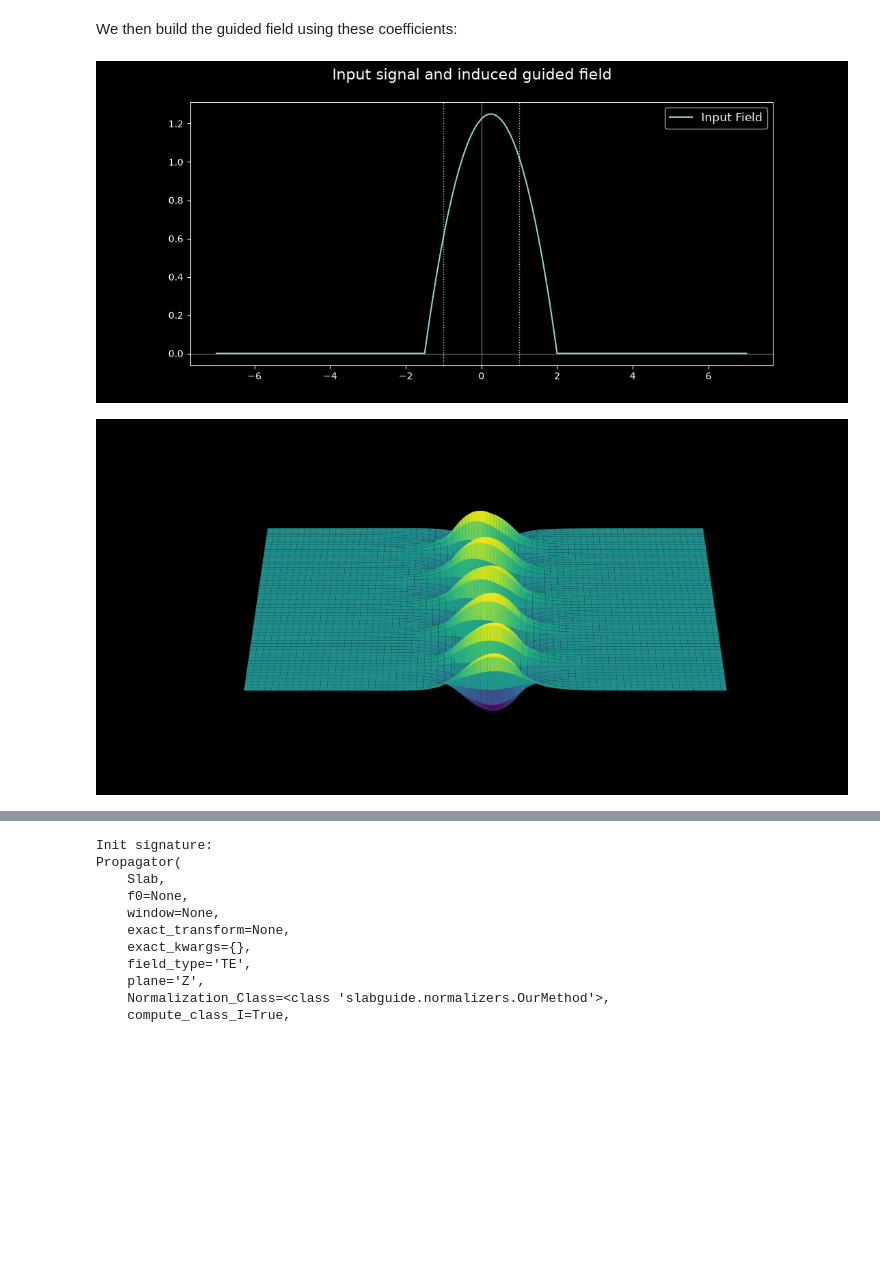
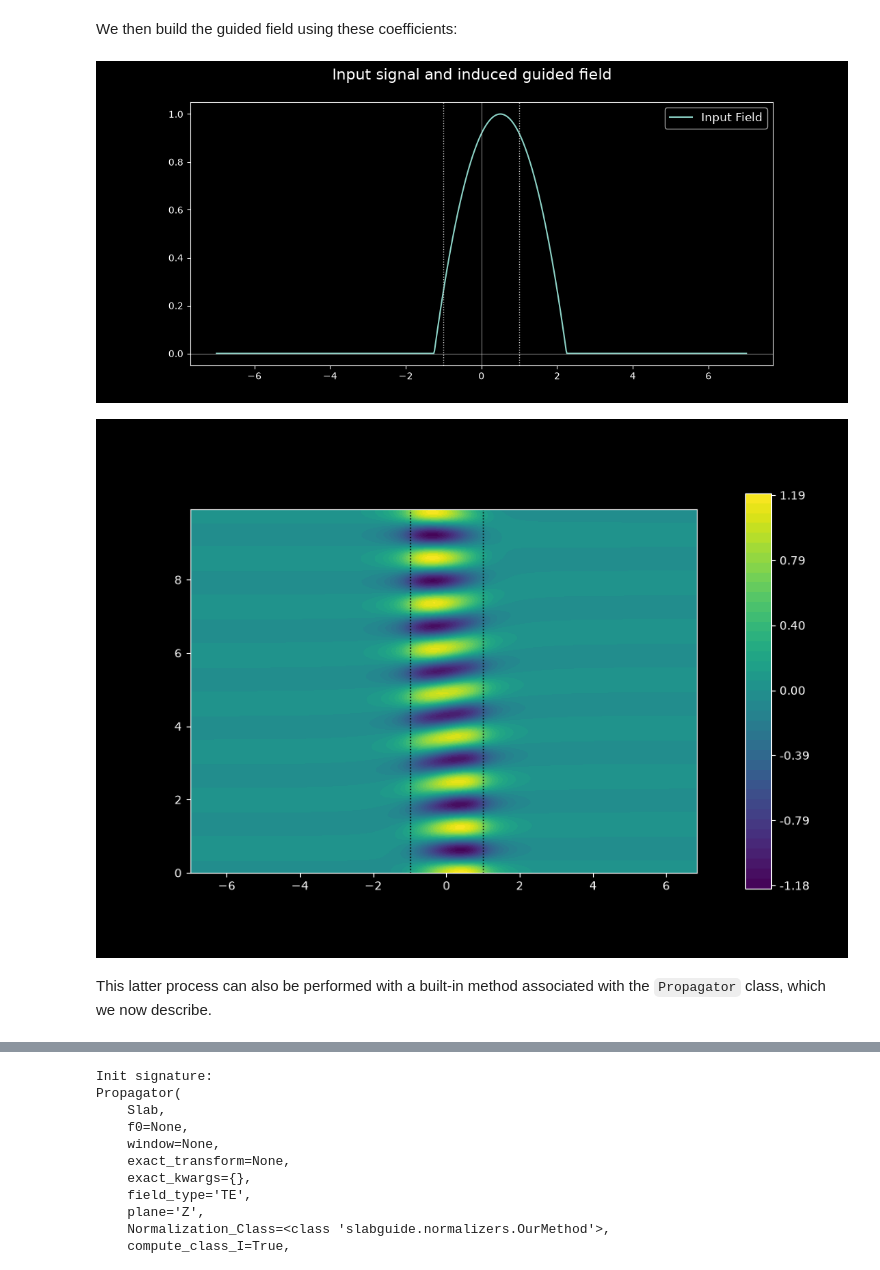
Before and after one commit to pumpkinpieter/slabguide, a Jupyter notebook: examples/1-Basic_Propagation/1.1-Basic_3_Layer.ipynb, the cells around one changed output, grey strips where cells are left out. Cells and saved outputs as stored; diff of their text form; code cells hidden in the pictures; blank space fills up the shorter version.

```diff
--- a/examples/1-Basic_Propagation/1.1-Basic_3_Layer.ipynb
+++ b/examples/1-Basic_Propagation/1.1-Basic_3_Layer.ipynb
@@ -65,7 +65,7 @@ Below we define the field incident on the guide for which the resulting fields i
 # %%
-half_width = 1.75
-shift = .25
-amplitude = 1.25
+half_width = .6
+shift = .35
+amplitude = 1.
 
 Lx = -half_width + shift
 Rx = half_width + shift
@@ -126,5 +123,0 @@ This adds two list attributes to the Slab object: guided_modes and guided_mode_p
-# %%
-fig, ax = A.plot_field_1d(A.guided_modes[0]);
-fig.suptitle("Automatically Calculated Guided Modes")
-for F in A.guided_modes[1:]:
-    A.add_1d_plot(F)
@@ -151,11 +148,13 @@ A.plot_field_1d(f0, label='Input Field', figsize=(11,5),
                 figure_title="Input signal and induced guided field");
 A.add_1d_plot(Guided, label='Guided Field');
 # %% [output]
-[figure, old version]
+[figure, new version]
 # %%
-A.plot_field_2d_surface(Guided);
+A.plot_field_2d(Guided);
 # %% [output]
-[figure, old version]
+[figure, new version]
+# %% [markdown]
+This latter process can also be performed with a built-in method associated with the `Propagator` class, which we now describe.
 # %% [markdown]
 ## Radiation Field
 
```
Also changed, not shown: parts of 43 cells of this notebook, 7 other files.
